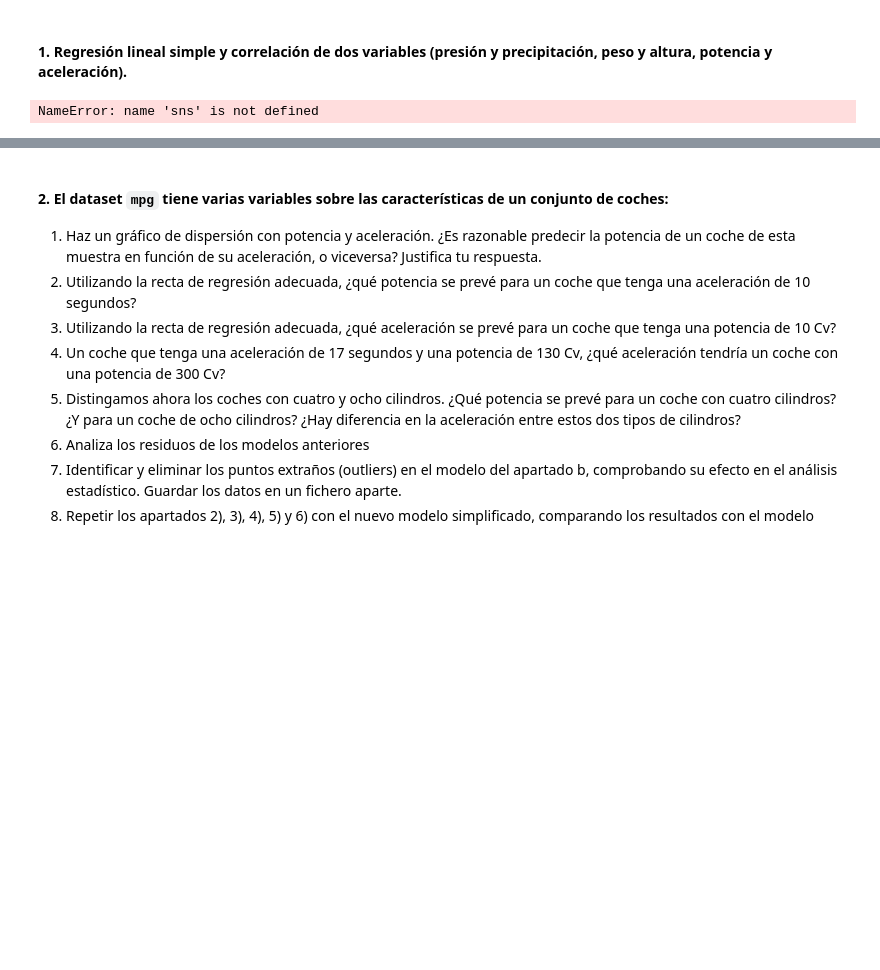
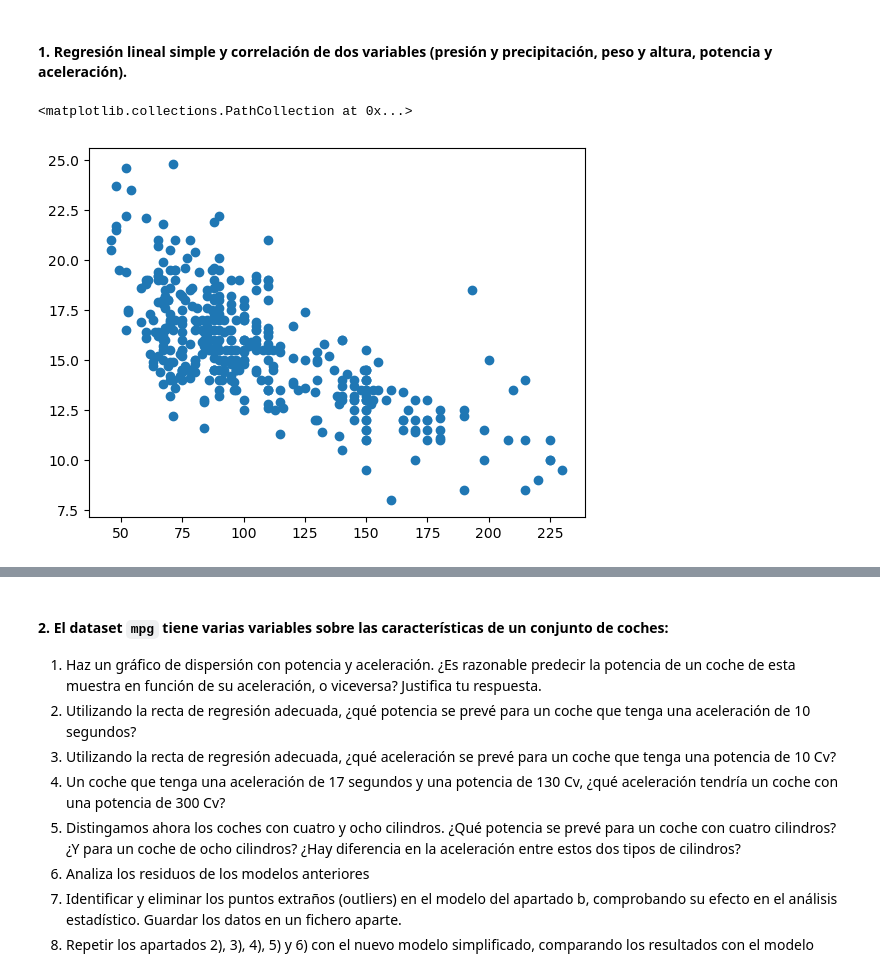
Before and after one commit to rocconeto/code_uni, a Jupyter notebook: CPE/P2/Practica2_CorrelacionRegresionLinealSimple.ipynb, the cells around one changed output, grey strips where cells are left out. Drawn from its saved outputs; the diff is of its cells as text; code cells hidden in the pictures; blank space fills up the shorter version.

```diff
--- a/CPE/P2/Practica2_CorrelacionRegresionLinealSimple.ipynb
+++ b/CPE/P2/Practica2_CorrelacionRegresionLinealSimple.ipynb
@@ -35,14 +33,15 @@ ModuleNotFoundError: No module named 'pandas'
 # %%
 #1a. Generar la matriz de dispersión
 
 mpg = sns.load_dataset('mpg')
 
 #Quitad los NaN que hay en el dataset
-
+mpg.dropna(inplace=True)
 
 plt.scatter(mpg.horsepower, mpg.acceleration)
 # %% [output]
-NameError: name 'sns' is not defined
+<matplotlib.collections.PathCollection at 0x...>
+[figure, added]
 # %%
 #1b. Regresión lineal simple.
 
```
Also changed, not shown: parts of 8 cells of this notebook.
